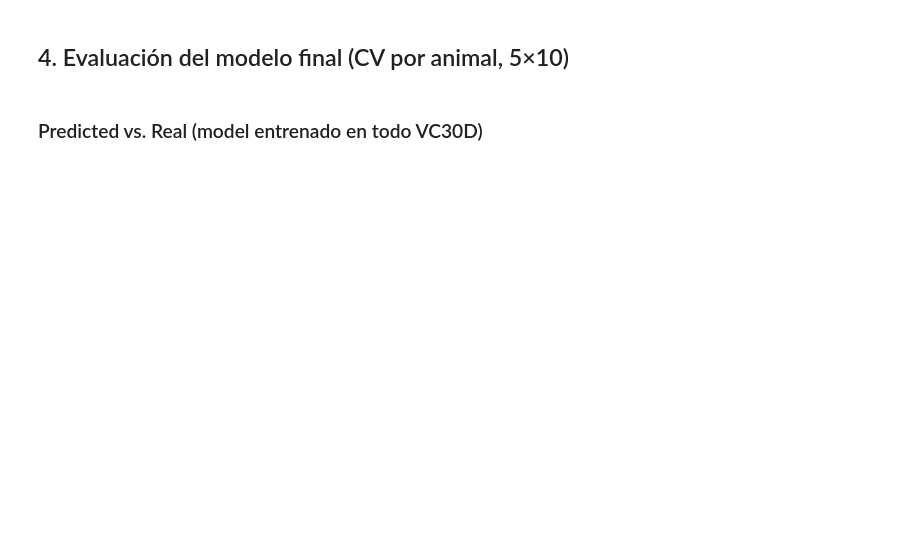
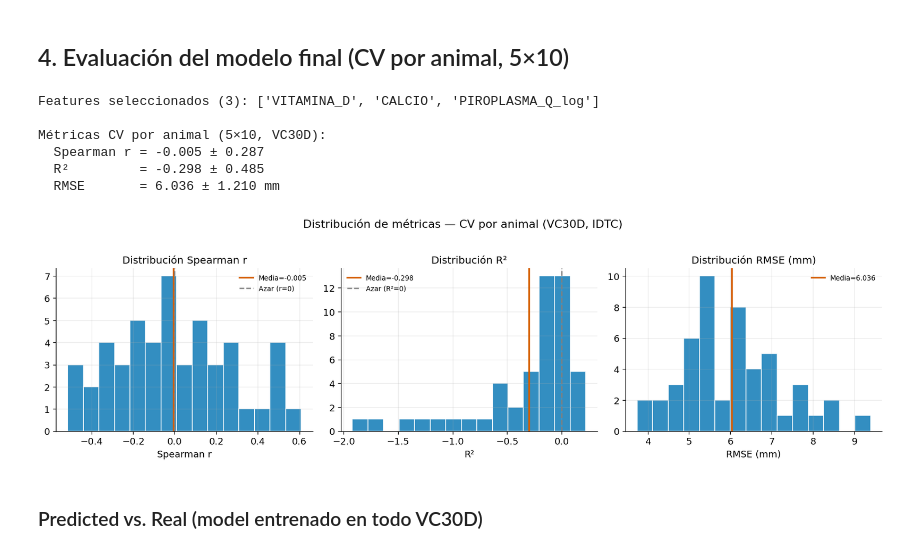
Before and after one commit to obarquero/Tuberculosis_VitD, a Jupyter notebook: analysis_completo/04f_VC30D_CV_Animal_IDTC.ipynb, the cells around one changed output. Cells and saved outputs as stored; diff of their text form; code cells hidden in the pictures; blank space fills up the shorter version.

```diff
--- a/analysis_completo/04f_VC30D_CV_Animal_IDTC.ipynb
+++ b/analysis_completo/04f_VC30D_CV_Animal_IDTC.ipynb
@@ -177,32 +216,41 @@ print(f"\nFeatures SELECCIONADOS ({len(SELECTED_4F)}): {SELECTED_4F}")
 # %% [markdown]
 ## 4. Evaluación del modelo final (CV por animal, 5×10)
 # %%
+SELECTED_4F = ['VITAMINA_D', 'CALCIO', 'PIROPLASMA_Q_log']
 Xs = X_all[SELECTED_4F].copy()
 print(f"Features seleccionados ({len(SELECTED_4F)}): {SELECTED_4F}\n")
 
 detailed_df = cv_metrics_4f(SELECTED_4F, X_all, y, cv=CV_OUTER, detailed=True, n_estimators=700)
 m = detailed_df.mean(); s = detailed_df.std()
 
 print(f"Métricas CV por animal (5×10, {GRANJA}):")
 print(f"  Spearman r = {m.spearman:.3f} ± {s.spearman:.3f}")
 print(f"  R²         = {m.r2:.3f} ± {s.r2:.3f}")
 print(f"  RMSE       = {m.rmse:.3f} ± {s.rmse:.3f} mm")
 
 fig, axes = plt.subplots(1, 3, figsize=(14, 4))
 for ax, col, title, chance_val, chance_lbl in zip(
     axes,
     ["spearman", "r2", "rmse"],
     ["Spearman r", "R²", "RMSE (mm)"],
     [0, 0, None],
     ["Azar (r=0)", "Azar (R²=0)", None]):
     ax.hist(detailed_df[col].dropna(), bins=15, color=PALETTE[0], alpha=0.8, edgecolor="white")
     ax.axvline(detailed_df[col].mean(), color=PALETTE[1], lw=2,
                label=f"Media={detailed_df[col].mean():.3f}")
     if chance_val is not None:
         ax.axvline(chance_val, color="grey", ls="--", lw=1.5, label=chance_lbl)
     ax.set_xlabel(title); ax.set_title(f"Distribución {title}"); ax.legend(fontsize=8)
 plt.suptitle(f"Distribución de métricas — CV por animal ({GRANJA}, IDTC)", y=1.02)
 plt.tight_layout(); plt.savefig("figures/fig_04f_metrics_dist.png", bbox_inches="tight"); plt.show()
+# %% [output]
+Features seleccionados (3): ['VITAMINA_D', 'CALCIO', 'PIROPLASMA_Q_log']
+
+Métricas CV por animal (5×10, VC30D):
+  Spearman r = -0.005 ± 0.287
+  R²         = -0.298 ± 0.485
+  RMSE       = 6.036 ± 1.210 mm
+[figure, added]
 # %% [markdown]
 ### Predicted vs. Real (model entrenado en todo VC30D)
 # %%
```
Also changed, not shown: parts of 10 cells of this notebook, 25 other files.
